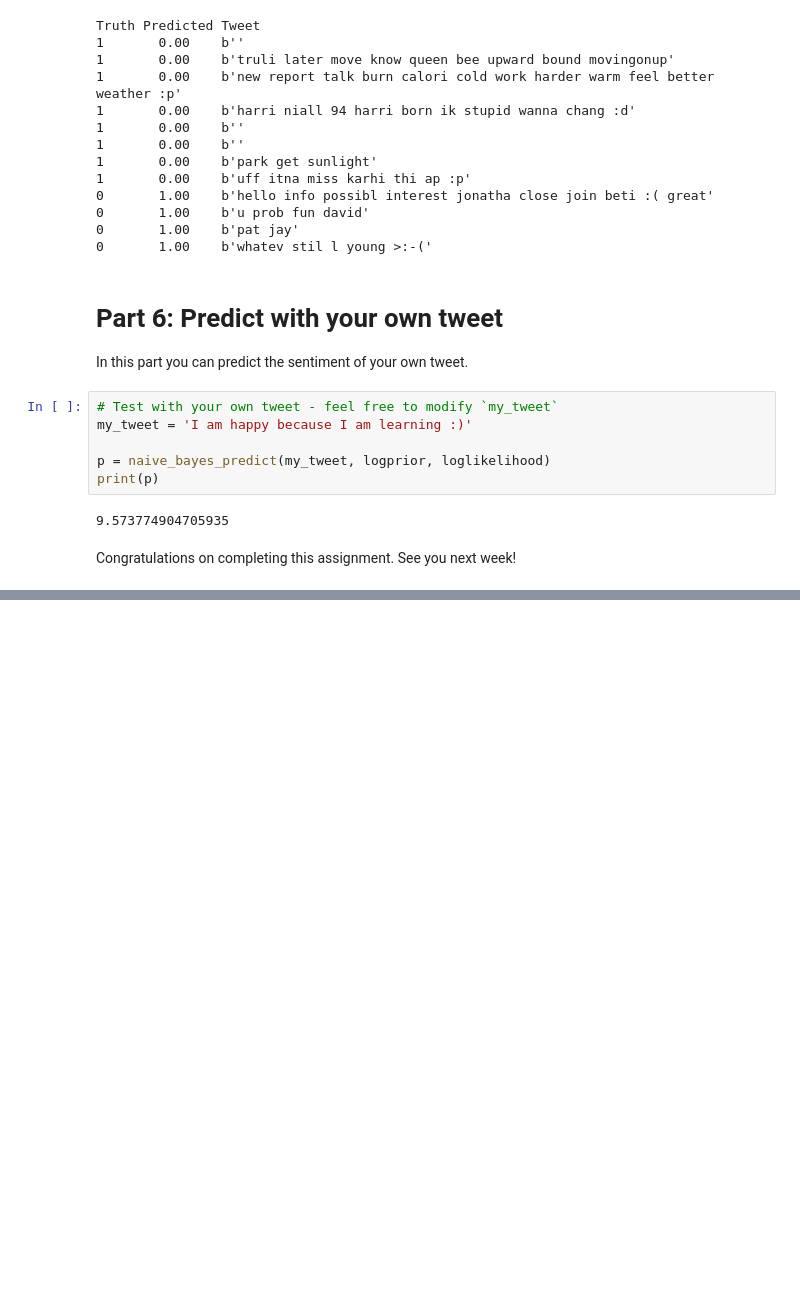
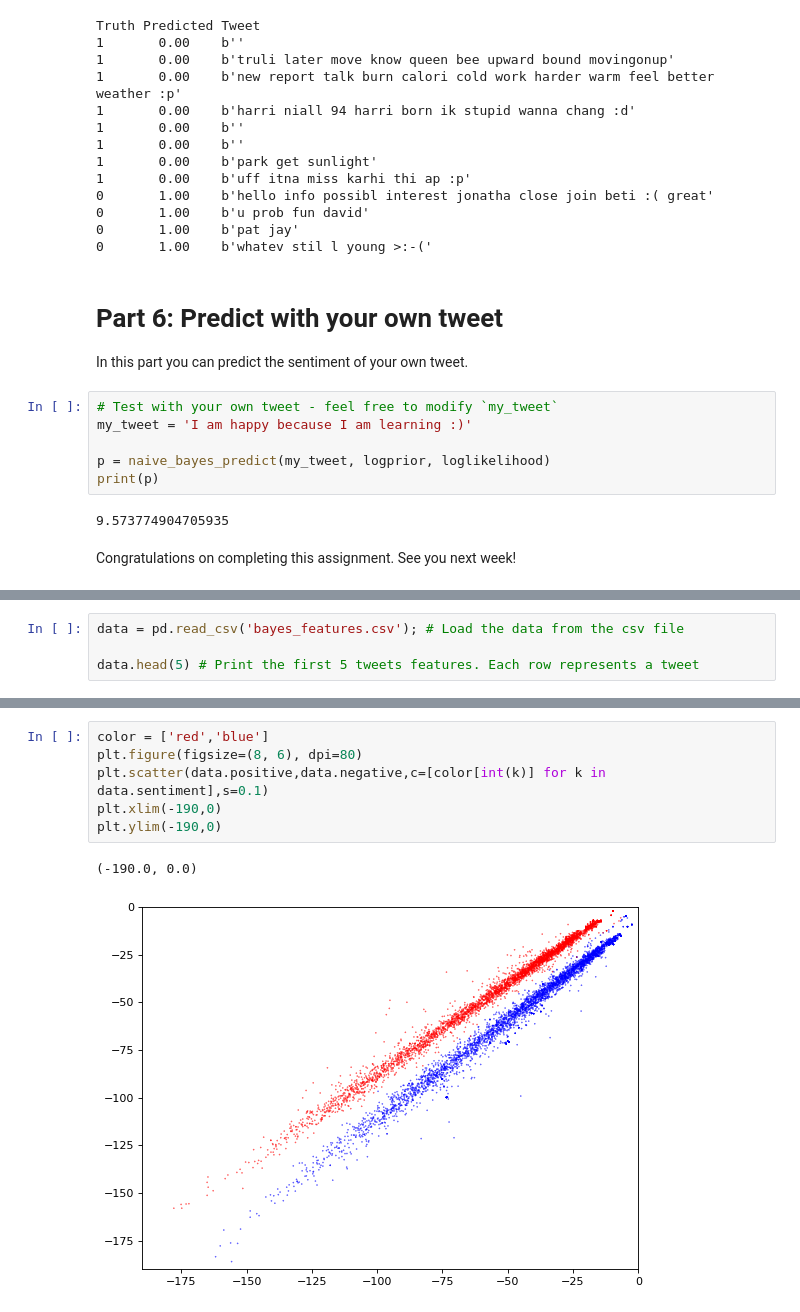
Before and after one commit to mostafa-ja/NLP, a Jupyter notebook: C1W2_A1_Naive_Bayes.ipynb, the cells around one changed output, grey strips where cells are left out. Cells and saved outputs as stored; diff of their text form; blank space fills up the shorter version.

```diff
--- a/C1W2_A1_Naive_Bayes.ipynb
+++ b/C1W2_A1_Naive_Bayes.ipynb
@@ -841,0 +917,4 @@ Congratulations on completing this assignment. See you next week!
+# %%
+data = pd.read_csv('bayes_features.csv'); # Load the data from the csv file
+
+data.head(5) # Print the first 5 tweets features. Each row represents a tweet
@@ -841,0 +928,9 @@ Congratulations on completing this assignment. See you next week!
+# %%
+color = ['red','blue']
+plt.figure(figsize=(8, 6), dpi=80)
+plt.scatter(data.positive,data.negative,c=[color[int(k)] for k in data.sentiment],s=0.1)
+plt.xlim(-190,0)
+plt.ylim(-190,0)
+# %% [output]
+(-190.0, 0.0)
+[figure, added]
```
Also changed, not shown: parts of 15 cells of this notebook.
